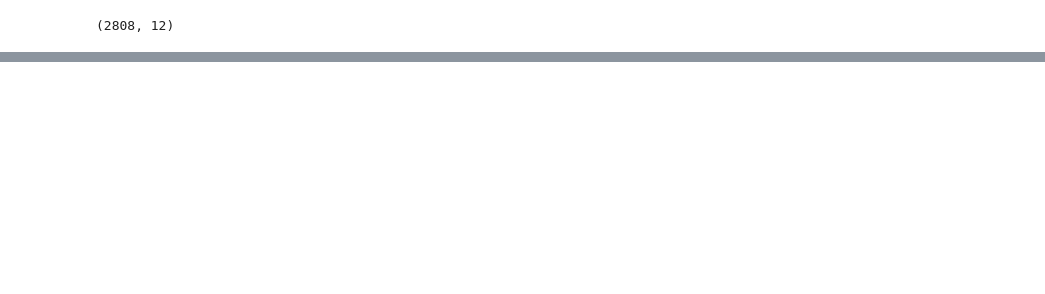
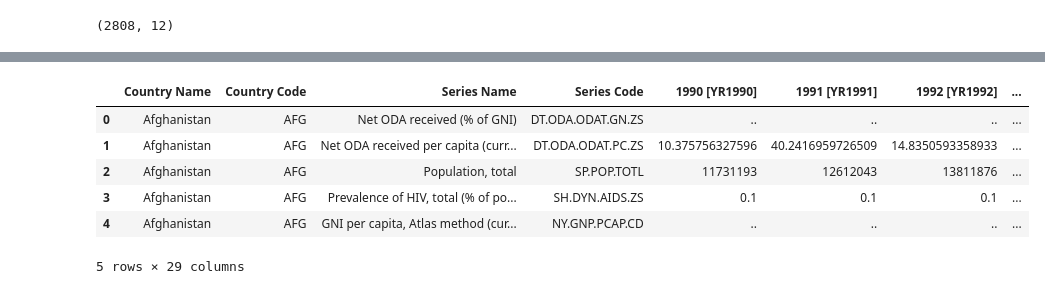
Before and after one commit to emschuch/UN_challenge_HIV, a Jupyter notebook: analysis/UNdata_01reshape.ipynb, the cells around one changed output, grey strips where cells are left out. Saved outputs shown, nothing was run; the diff lists cells and outputs as text; code cells hidden in the pictures; blank space fills up the shorter version.

```diff
--- a/analysis/UNdata_01reshape.ipynb
+++ b/analysis/UNdata_01reshape.ipynb
@@ -281,0 +369,10 @@ unreshape.describe()
+# %%
+undata_new.head()
+# %% [output]
+|  | ﻿Country Name | Country Code | Series Name | Series Code | 1990 [YR1990] | 1991 [YR1991] | 1992 [YR1992] | ... |
+| 0 | Afghanistan | AFG | Net ODA received (% of GNI) | DT.ODA.ODAT.GN.ZS | .. | .. | .. | ... |
+| 1 | Afghanistan | AFG | Net ODA received per capita (curr... | DT.ODA.ODAT.PC.ZS | 10.375756327596 | 40.2416959726509 | 14.8350593358933 | ... |
+| 2 | Afghanistan | AFG | Population, total | SP.POP.TOTL | 11731193 | 12612043 | 13811876 | ... |
+| 3 | Afghanistan | AFG | Prevalence of HIV, total (% of po... | SH.DYN.AIDS.ZS | 0.1 | 0.1 | 0.1 | ... |
+| 4 | Afghanistan | AFG | GNI per capita, Atlas method (cur... | NY.GNP.PCAP.CD | .. | .. | .. | ... |
+5 rows × 29 columns
```
Also changed, not shown: parts of 63 cells of this notebook.
